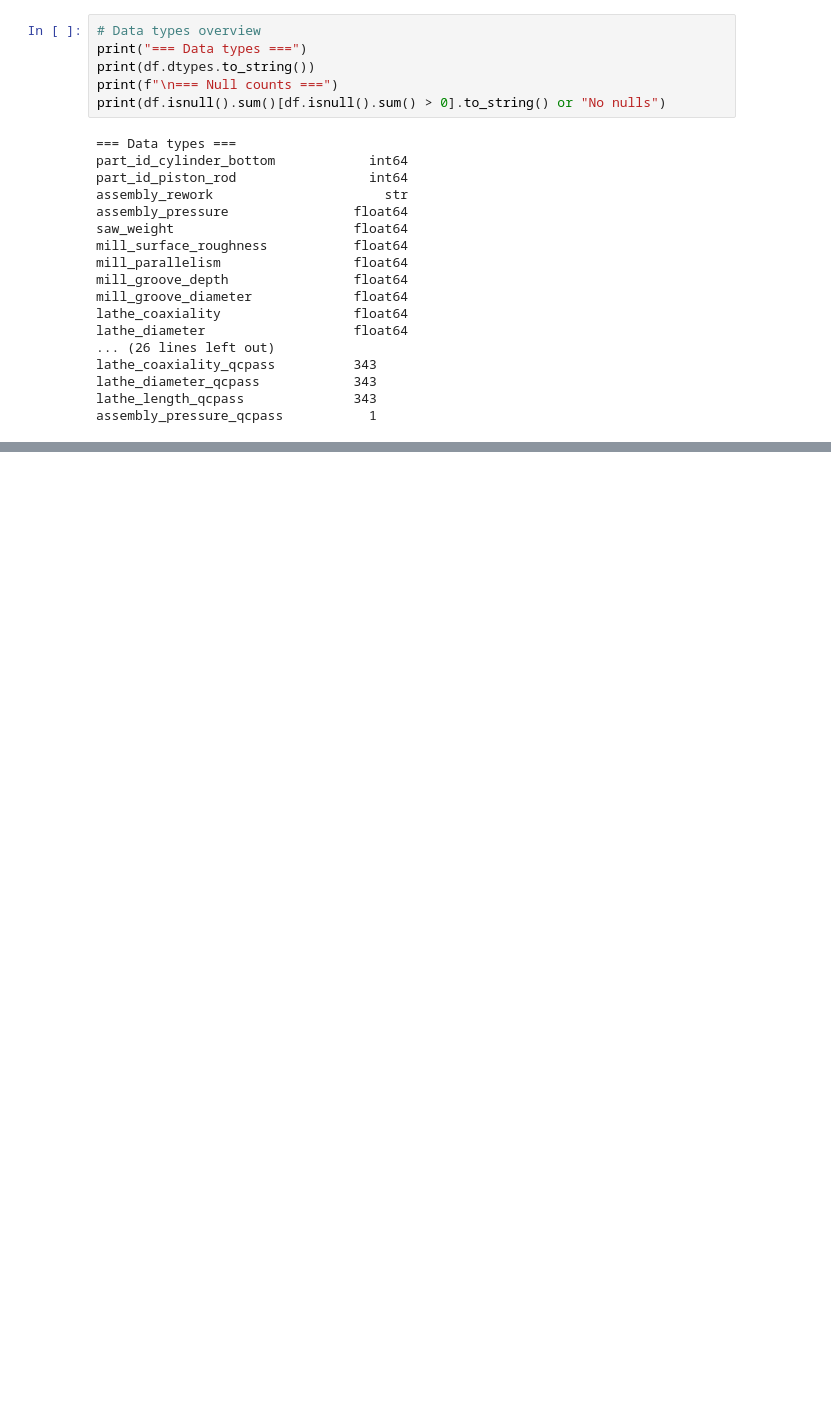
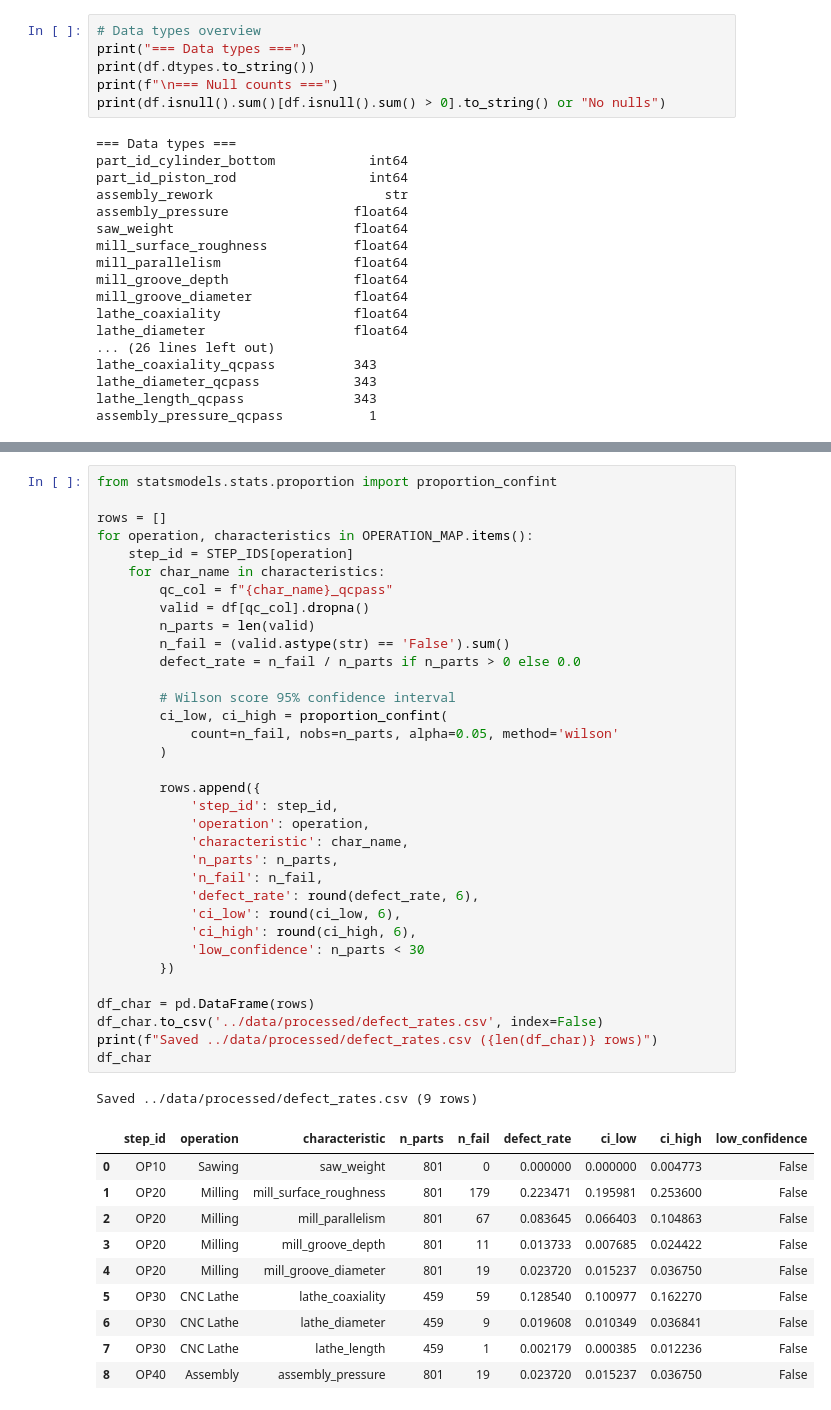
Before and after one commit to Siddardth7/nexus-fmea, a Jupyter notebook: notebooks/01_occurrence_from_data.ipynb, the cells around one changed output, grey strips where cells are left out. Saved outputs shown, nothing was run; the diff lists cells and outputs as text; blank space fills up the shorter version.

```diff
--- a/notebooks/01_occurrence_from_data.ipynb
+++ b/notebooks/01_occurrence_from_data.ipynb
@@ -137,0 +133,46 @@ Data is loaded and verified. On Day 2 we will:
+# %%
+from statsmodels.stats.proportion import proportion_confint
+
+rows = []
+for operation, characteristics in OPERATION_MAP.items():
+    step_id = STEP_IDS[operation]
+    for char_name in characteristics:
+        qc_col = f"{char_name}_qcpass"
+        valid = df[qc_col].dropna()
+        n_parts = len(valid)
+        n_fail = (valid.astype(str) == 'False').sum()
+        defect_rate = n_fail / n_parts if n_parts > 0 else 0.0
+
+        # Wilson score 95% confidence interval
+        ci_low, ci_high = proportion_confint(
+            count=n_fail, nobs=n_parts, alpha=0.05, method='wilson'
+        )
+
+        rows.append({
+            'step_id': step_id,
+            'operation': operation,
+            'characteristic': char_name,
+            'n_parts': n_parts,
+            'n_fail': n_fail,
+            'defect_rate': round(defect_rate, 6),
+            'ci_low': round(ci_low, 6),
+            'ci_high': round(ci_high, 6),
+            'low_confidence': n_parts < 30
+        })
+
+df_char = pd.DataFrame(rows)
+df_char.to_csv('../data/processed/defect_rates.csv', index=False)
+print(f"Saved ../data/processed/defect_rates.csv ({len(df_char)} rows)")
+df_char
+# %% [output]
+Saved ../data/processed/defect_rates.csv (9 rows)
+|  | step_id | operation | characteristic | n_parts | n_fail | defect_rate | ci_low | ci_high | low_confidence |
+| 0 | OP10 | Sawing | saw_weight | 801 | 0 | 0.000000 | 0.000000 | 0.004773 | False |
+| 1 | OP20 | Milling | mill_surface_roughness | 801 | 179 | 0.223471 | 0.195981 | 0.253600 | False |
+| 2 | OP20 | Milling | mill_parallelism | 801 | 67 | 0.083645 | 0.066403 | 0.104863 | False |
+| 3 | OP20 | Milling | mill_groove_depth | 801 | 11 | 0.013733 | 0.007685 | 0.024422 | False |
+| 4 | OP20 | Milling | mill_groove_diameter | 801 | 19 | 0.023720 | 0.015237 | 0.036750 | False |
+| 5 | OP30 | CNC Lathe | lathe_coaxiality | 459 | 59 | 0.128540 | 0.100977 | 0.162270 | False |
+| 6 | OP30 | CNC Lathe | lathe_diameter | 459 | 9 | 0.019608 | 0.010349 | 0.036841 | False |
+| 7 | OP30 | CNC Lathe | lathe_length | 459 | 1 | 0.002179 | 0.000385 | 0.012236 | False |
+| 8 | OP40 | Assembly | assembly_pressure | 801 | 19 | 0.023720 | 0.015237 | 0.036750 | False |
```
Also changed, not shown: parts of 19 cells of this notebook.
